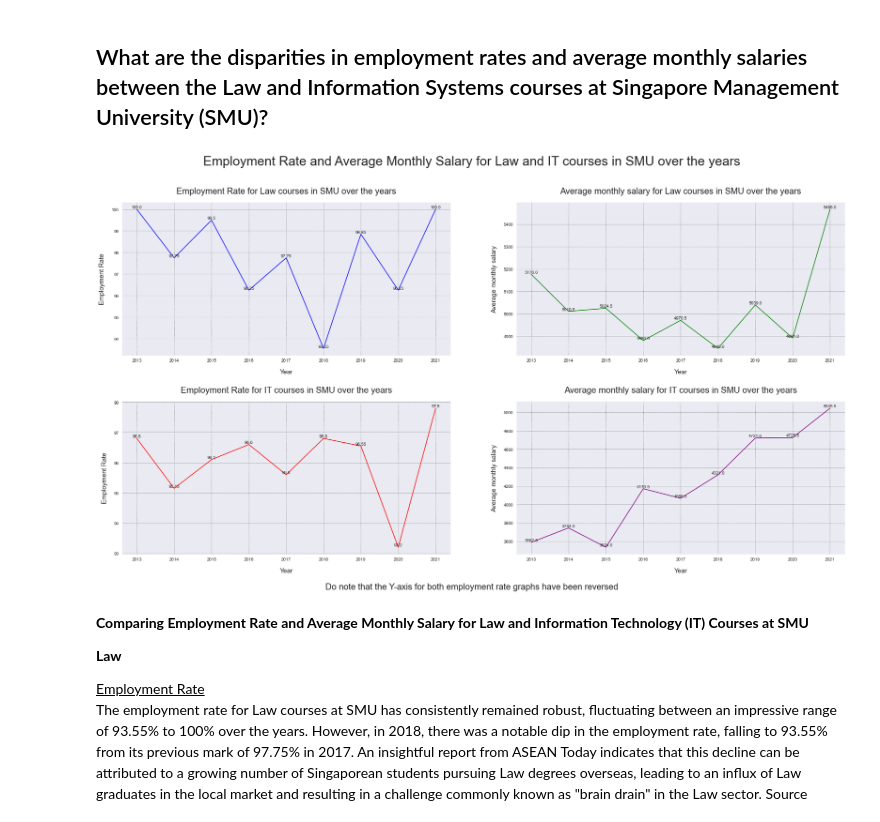
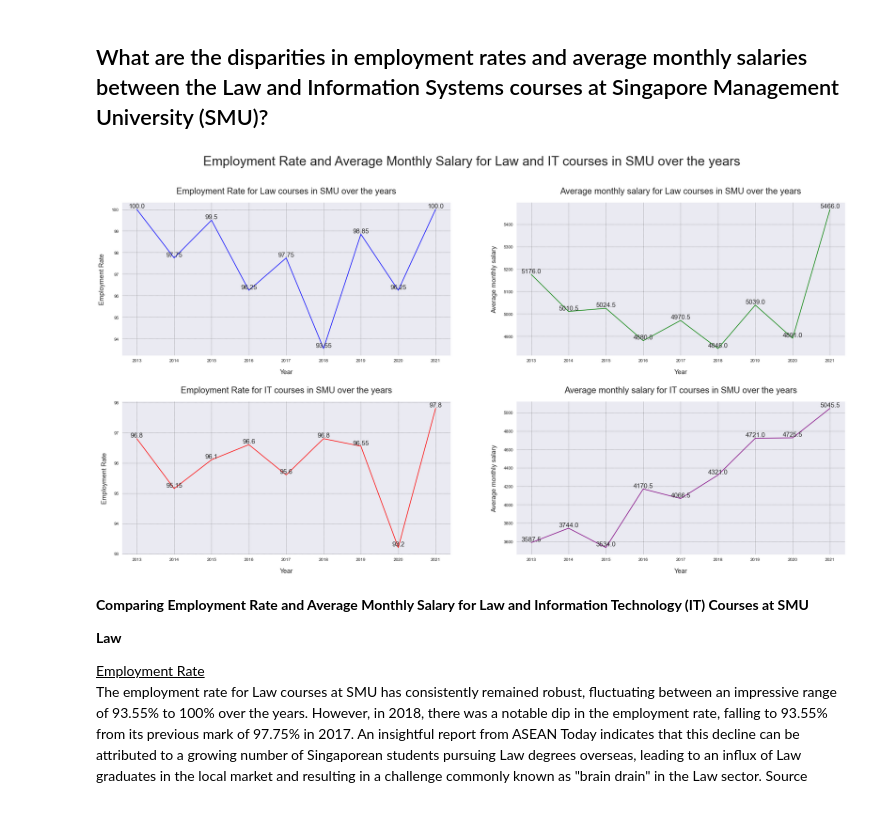
Before and after one commit to rajkaran27/PDS-CA2, a Jupyter notebook: CA2-new.ipynb, the cells around one changed output. Cells and saved outputs as stored; diff of their text form; code cells hidden in the pictures.

```diff
--- a/CA2-new.ipynb
+++ b/CA2-new.ipynb
@@ -571,26 +715,35 @@ In conclusion, the data suggests that the popularity of both IT and Law courses
 # %% [markdown]
 ## What are the disparities in employment rates and average monthly salaries between the Law and Information Systems courses at Singapore Management University (SMU)?
 # %%
-smu_filtered = graduate_employment_survey[graduate_employment_survey.university =='Singapore Management University']
+smu_filtered = graduate_employment_survey[graduate_employment_survey.university ==
+                                          'Singapore Management University']
 smu_filtered_law = smu_filtered[smu_filtered.school.str.contains('Law')]
 
 # Combining the rows regardless of the Cum Ladue and above status for Law courses in SMU
 df = []
 
+# for loop to go through the unique years in the smu_filtered_law dataframe
 for year in smu_filtered_law.year.unique():
 
+    # creating a new dataframe with only the rows with the year in the for loop
     year_rows = smu_filtered_law[smu_filtered_law['year'] == year].copy()
 
-    year_rows['basic_monthly_mean'] = pd.to_numeric(year_rows['basic_monthly_mean'])
-    year_rows['employment_rate_overall'] = pd.to_numeric(year_rows['employment_rate_overall'])
+    # converting the basic_monthly_mean and employment_rate_overall columns to numeric
+    year_rows['basic_monthly_mean'] = pd.to_numeric(
+        year_rows['basic_monthly_mean'])
+    year_rows['employment_rate_overall'] = pd.to_numeric(
+        year_rows['employment_rate_overall'])
 
+    # calculating the mean of the basic_monthly_mean and employment_rate_overall columns
     bmm = year_rows['basic_monthly_mean'].mean()
     er = year_rows['employment_rate_overall'].mean()
 
+    # getting the school, degree and university from the first row of the year_rows dataframe
     school = year_rows.iloc[0]['school']
     degree = year_rows.iloc[0]['degree']
     university = year_rows.iloc[0]['university']
 
+    # creating a new dataframe with the year, university, school, degree, basic_monthly_mean and employment_rate
     row_df = pd.DataFrame({
         'year': year,
         'university': university,
@@ -600,86 +753,97 @@ for year in smu_filtered_law.year.unique():
         'employment_rate': er
     }, index=[0])
 
+    # appending the row_df to the df list
     df.append(row_df)
 
+# combining all the dataframes in the df list into one dataframe
 smu_law = pd.concat(df, ignore_index=True)
 
 # Combining the rows regardless of the Cum Ladue and above status for IT courses in SMU
-smu_filtered_it = smu_filtered[smu_filtered.school.str.contains('Information Systems')]
+smu_filtered_it = smu_filtered[smu_filtered.school.str.contains(
+    'Information Systems')]
 
 empty_df = []
 
+# for loop to go through the unique years in the smu_filtered_it dataframe
 for year in smu_filtered_it.year.unique():
 
+    # creating a new dataframe with only the rows with the year in the for loop
     year_rows = smu_filtered_it[smu_filtered_it['year'] == year].copy()
 
-    year_rows['basic_monthly_mean'] = pd.to_numeric(year_rows['basic_monthly_mean'])
-    year_rows['employment_rate_overall'] = pd.to_numeric(year_rows['employment_rate_overall'])
+    # converting the basic_monthly_mean and employment_rate_overall columns to numeric
+    year_rows['basic_monthly_mean'] = pd.to_numeric(
+        year_rows['basic_monthly_mean'])
+    year_rows['employment_rate_overall'] = pd.to_numeric(
+        year_rows['employment_rate_overall'])
 
+    # calculating the mean of the basic_monthly_mean and employment_rate_overall columns
     bmm = year_rows['basic_monthly_mean'].mean()
     er = year_rows['employment_rate_overall'].mean()
 
+    # getting the school, degree and university from the first row of the year_rows dataframe
     school = year_rows.iloc[0]['school']
     degree = year_rows.iloc[0]['degree']
     university = year_rows.iloc[0]['university']
 
+    # creating a new dataframe with the year, university, school, degree, basic_monthly_mean and employment_rate
     new_df = pd.DataFrame({
         'year': year,
         'university': university,
         'school': school,
         'degree': degree,
         'basic_monthly_mean': bmm,
         'employment_rate': er
     }, index=[0])
 
+    # appending the row_df to the df list
     empty_df.append(new_df)
 
+# combining all the dataframes in the df list into one dataframe
 smu_it = pd.concat(empty_df, ignore_index=True)
 
+# function to create pltos
+def create_subplot(x, y, title, xlabel, ylabel, color):
+    plt.title(title, fontsize=20, pad=20)
+    plt.xlabel(xlabel, fontsize=15, labelpad=15)
+    plt.ylabel(ylabel, fontsize=15, labelpad=15)
+    plt.plot(x, y, color=color)
+
+    for i, value in enumerate(y):
+        plt.text(x[i], value, str(round(value, 2)),
+                 ha='center', va='bottom', fontsize=15)
+
+
 plt.figure(figsize=(30, 15))
-plt.suptitle('Employment Rate and Average Monthly Salary for Law and IT courses in SMU over the years', fontsize=30)
+plt.suptitle(
+    'Employment Rate and Average Monthly Salary for Law and IT courses in SMU over the years', fontsize=30)
 
+# Law courses
 plt.subplot(2, 2, 1)
-plt.title('Employment Rate for Law courses in SMU over the years', fontsize=20, pad=20)
-plt.xlabel('Year', fontsize=15, labelpad=15)
-plt.ylabel('Employment Rate', fontsize=15, labelpad=15)
-plt.plot(smu_law.year, smu_law.employment_rate, color='blue')
-
-for i, rate in enumerate(smu_law.employment_rate):
-    plt.text(smu_law.year[i], rate, str(round(rate, 2)), ha='center', va='bottom')
+create_subplot(smu_law.year, smu_law.employment_rate,
+               'Employment Rate for Law courses in SMU over the years',
+               'Year', 'Employment Rate', 'blue')
 
 plt.subplot(2, 2, 2)
-plt.title('Average monthly salary for Law courses in SMU over the years', fontsize=20, pad=20)
-plt.xlabel('Year', fontsize=15, labelpad=15)
-plt.ylabel('Average monthly salary', fontsize=15, labelpad=15)
-plt.plot(smu_law.year, smu_law.basic_monthly_mean, color='green')
+create_subplot(smu_law.year, smu_law.basic_monthly_mean,
+               'Average monthly salary for Law courses in SMU over the years',
+               'Year', 'Average monthly salary', 'green')
 
-for i, salary in enumerate(smu_law.basic_monthly_mean):
-    plt.text(smu_law.year[i], salary, str(round(salary, 2)), ha='center', va='bottom')
-
+# IT courses
 plt.subplot(2, 2, 3)
-plt.title('Employment Rate for IT courses in SMU over the years', fontsize=20, pad=20)
-plt.xlabel('Year', fontsize=15, labelpad=15)
-plt.ylabel('Employment Rate', fontsize=15, labelpad=15)
-plt.plot(smu_it.year, smu_it.employment_rate, color='red')
-
-for i, rate in enumerate(smu_it.employment_rate):
-    plt.text(smu_it.year[i], rate, str(round(rate, 2)), ha='center', va='bottom')
+create_subplot(smu_it.year, smu_it.employment_rate,
+               'Employment Rate for IT courses in SMU over the years',
+               'Year', 'Employment Rate', 'red')
 
 plt.subplot(2, 2, 4)
-plt.title('Average monthly salary for IT courses in SMU over the years', fontsize=20, pad=20)
-plt.xlabel('Year', fontsize=15, labelpad=15)
-plt.ylabel('Average monthly salary', fontsize=15, labelpad=15)
-plt.plot(smu_it.year, smu_it.basic_monthly_mean, color='purple')
-plt.figtext(0.5, 0.05, "Do note that the Y-axis for both employment rate graphs have been reversed", fontsize=20, ha='center')
-
-for i, salary in enumerate(smu_it.basic_monthly_mean):
-    plt.text(smu_it.year[i], salary, str(round(salary, 2)), ha='center', va='bottom')
+create_subplot(smu_it.year, smu_it.basic_monthly_mean,
+               'Average monthly salary for IT courses in SMU over the years',
+               'Year', 'Average monthly salary', 'purple')
 
 plt.subplots_adjust(hspace=0.3)
 plt.show()
 # %% [output]
-[figure, old version]
+[figure, new version]
 # %% [markdown]
 <strong>Comparing Employment Rate and Average Monthly Salary for Law and Information Technology (IT) Courses at SMU</strong>
 
```
Also changed, not shown: parts of 21 cells of this notebook, 3 other files.
